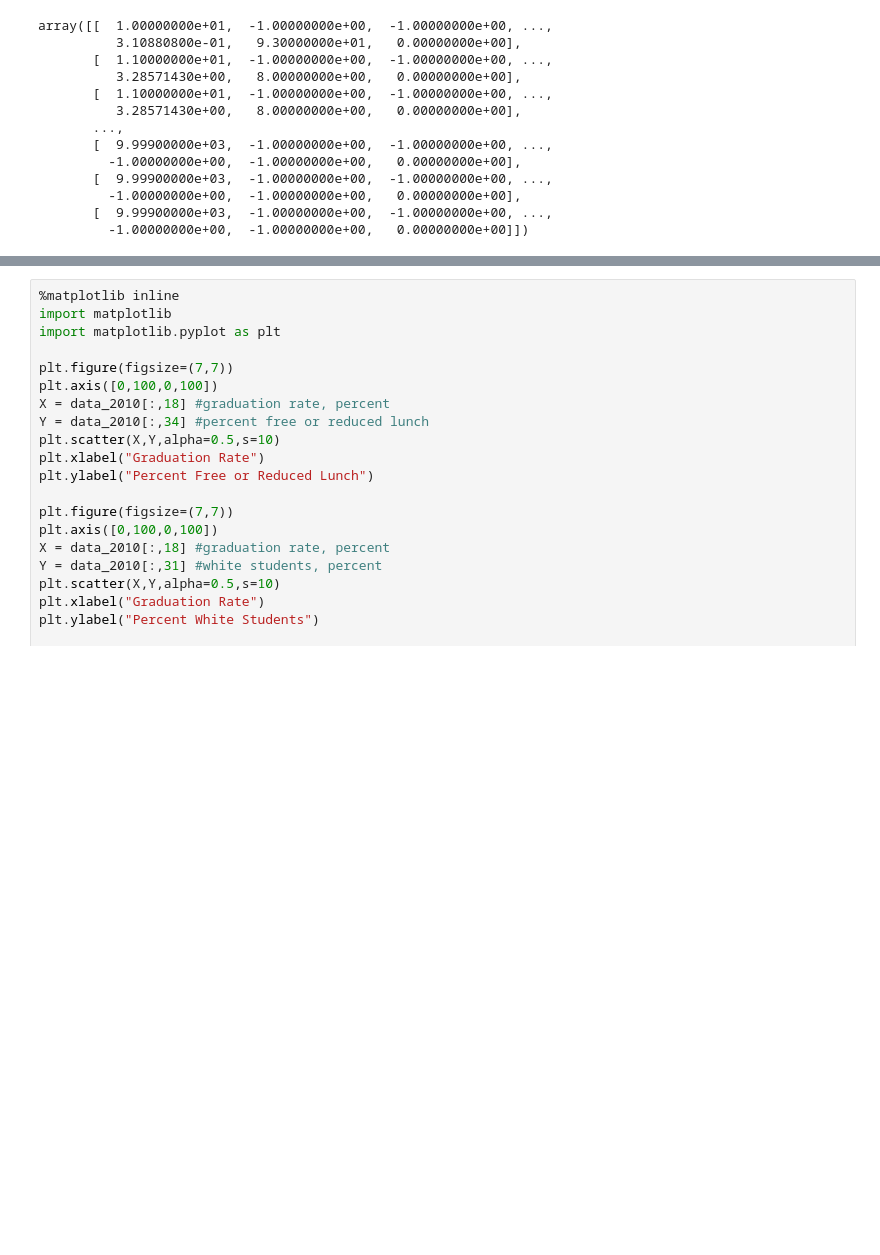
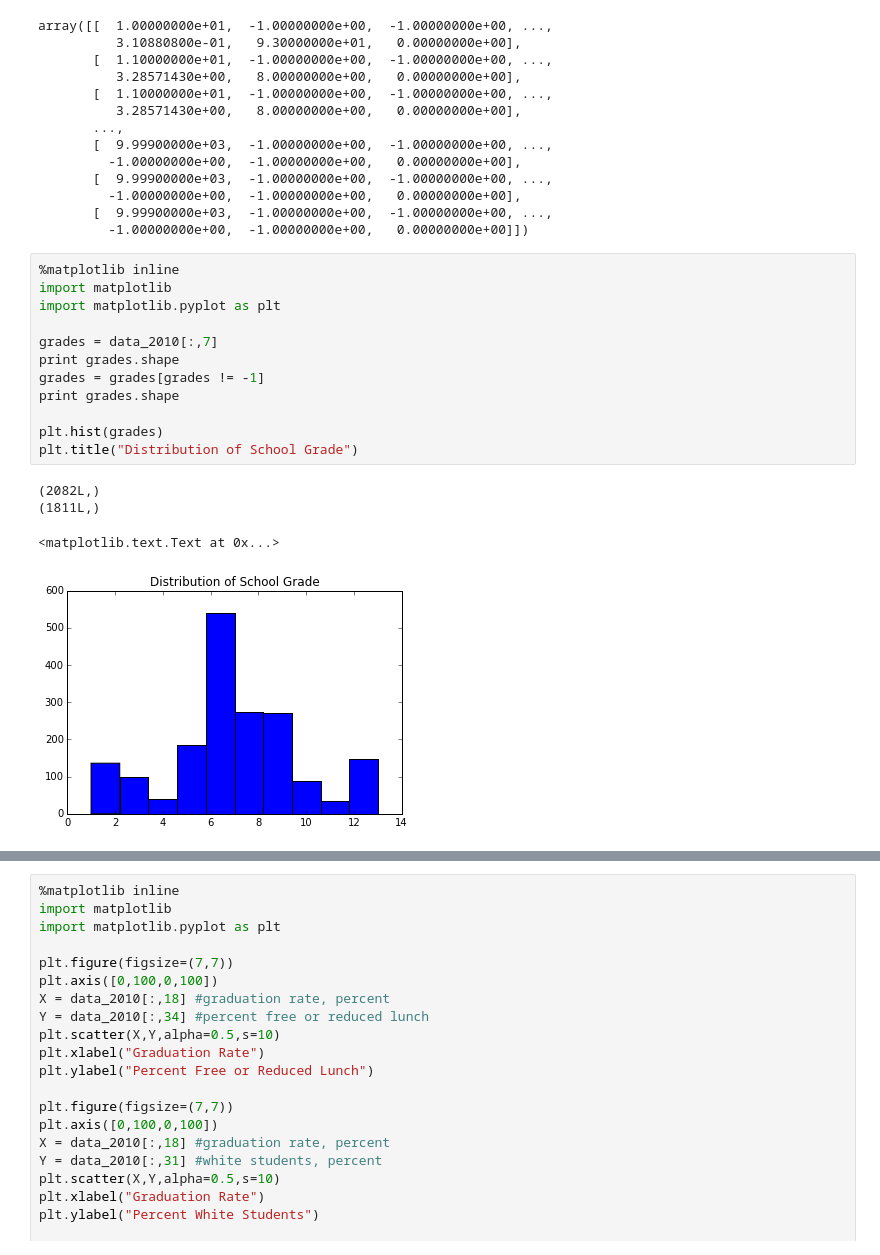
Before and after one commit to MinHyung-Kang/ColoradoEducation, a Jupyter notebook: Data_Exploration.ipynb, the cells around one changed output, grey strips where cells are left out. Cells and saved outputs as stored; diff of their text form; blank space fills up the shorter version.

Commit message:
Added few histograms

```diff
--- a/Data_Exploration.ipynb
+++ b/Data_Exploration.ipynb
@@ -206,3 +206,20 @@ array([[  1.00000000e+01,  -1.00000000e+00,  -1.00000000e+00, ...,
          -1.00000000e+00,  -1.00000000e+00,   0.00000000e+00],
        [  9.99900000e+03,  -1.00000000e+00,  -1.00000000e+00, ...,
          -1.00000000e+00,  -1.00000000e+00,   0.00000000e+00]])
+# %%
+%matplotlib inline
+import matplotlib
+import matplotlib.pyplot as plt
+
+grades = data_2010[:,7]
+print grades.shape
+grades = grades[grades != -1]
+print grades.shape
+
+plt.hist(grades)
+plt.title("Distribution of School Grade")
+# %% [output]
+(2082L,)
+(1811L,)
+<matplotlib.text.Text at 0x...>
+[figure, added]
```
Also changed, not shown: parts of 13 cells of this notebook.
